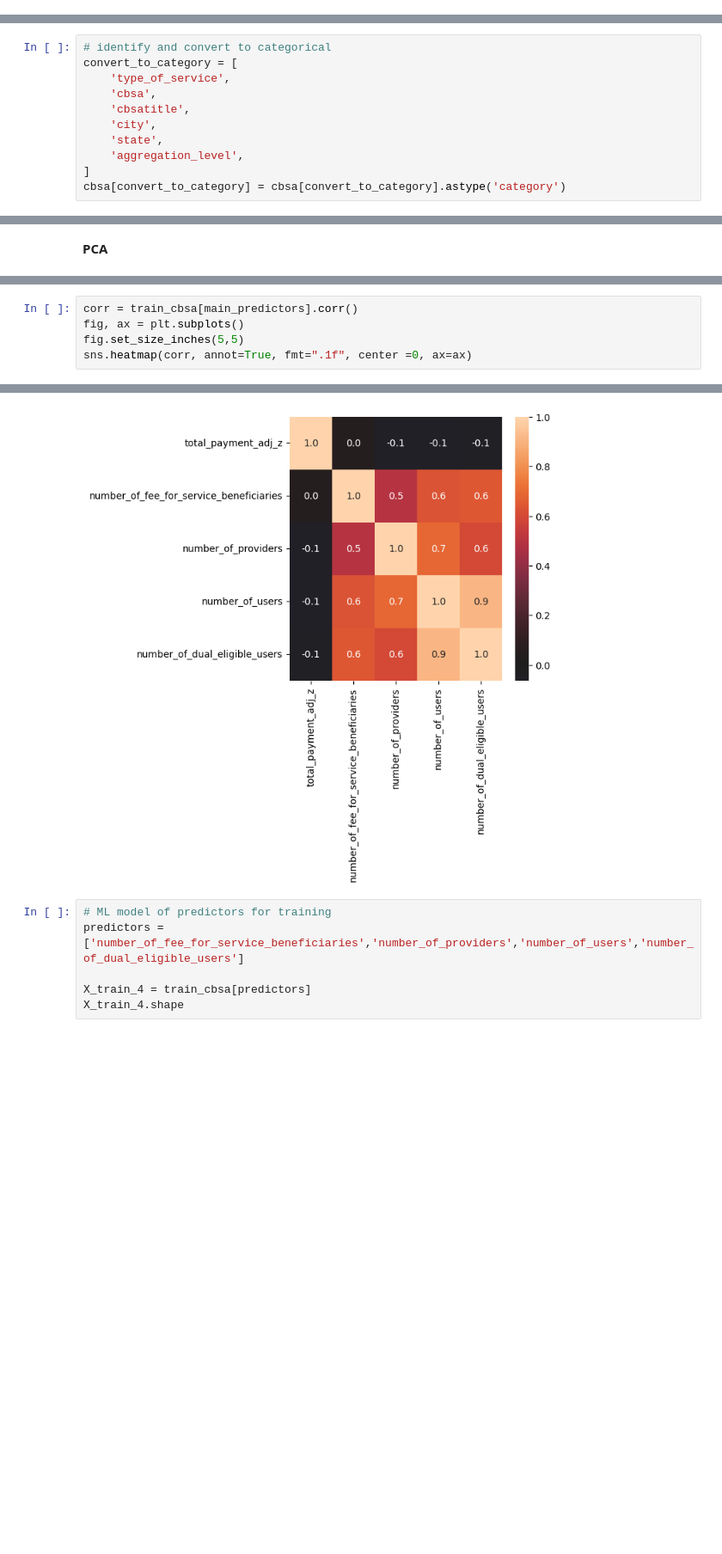
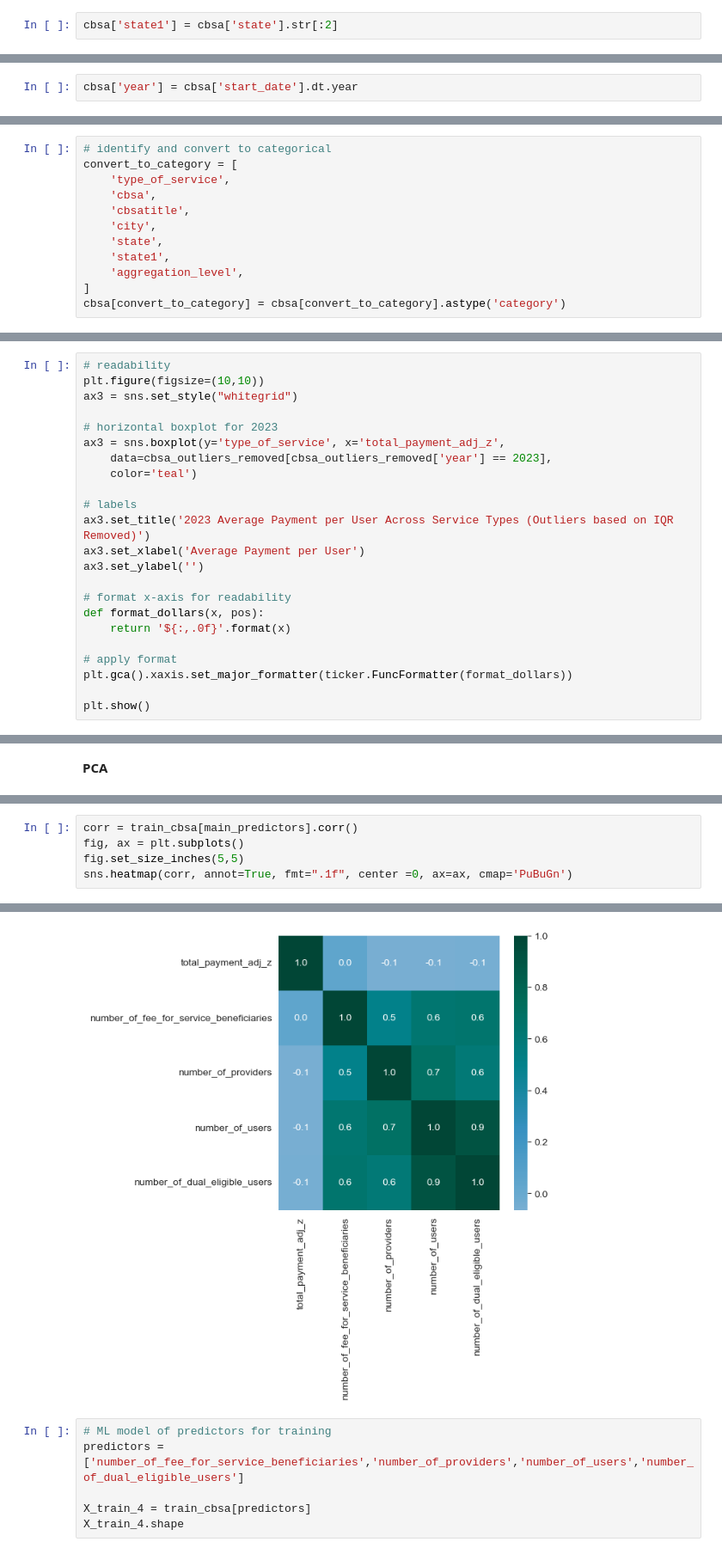
Before and after one commit to renaqd/team7-ADS502, a Jupyter notebook: team7-Final.ipynb, the cells around one changed output, grey strips where cells are left out. Shown at 86% size. Drawn from its saved outputs; the diff is of its cells as text; blank space fills up the shorter version.

```diff
--- a/team7-Final.ipynb
+++ b/team7-Final.ipynb
@@ -119,6 +131,8 @@ cbsa[['city', 'state']] = cbsa['cbsatitle'].str.split(', ', expand=True)
 cbsa.insert(0, 'state', cbsa.pop('state'))
 cbsa.insert(0, 'city', cbsa.pop('city'))
 # cbsa.drop(["cbsatitle"], axis = 1, inplace= True)
+# %%
+cbsa['state1'] = cbsa['state'].str[:2]
 # %%
 # split reference period to start and end dates
 cbsa[['start_date', 'end_date']] = cbsa['reference_period'].str.split(' to ', expand=True)
@@ -130,6 +150,8 @@ cbsa.drop(["reference_period"], axis = 1, inplace= True)
 # %%
 # convert date columns to datetime
 cbsa[['start_date', 'end_date']] = cbsa[['start_date', 'end_date']].apply(pd.to_datetime)
+# %%
+cbsa['year'] = cbsa['start_date'].dt.year
 # %%
 # convert numerical variables to integer or float
 convert_numerical = [
@@ -156,6 +178,7 @@ convert_to_category = [
     'cbsatitle',
     'city',
     'state',
+    'state1',
     'aggregation_level',
 ]
 cbsa[convert_to_category] = cbsa[convert_to_category].astype('category')
@@ -624,0 +646,23 @@ plt.show()
+# %%
+# readability
+plt.figure(figsize=(10,10))
+ax3 = sns.set_style("whitegrid")
+
+# horizontal boxplot for 2023
+ax3 = sns.boxplot(y='type_of_service', x='total_payment_adj_z',
+    data=cbsa_outliers_removed[cbsa_outliers_removed['year'] == 2023],
+    color='teal')
+
+# labels
+ax3.set_title('2023 Average Payment per User Across Service Types (Outliers based on IQR Removed)')
+ax3.set_xlabel('Average Payment per User')
+ax3.set_ylabel('')
+
+# format x-axis for readability
+def format_dollars(x, pos):
+    return '${:,.0f}'.format(x)
+
+# apply format
+plt.gca().xaxis.set_major_formatter(ticker.FuncFormatter(format_dollars))
+
+plt.show()
@@ -772,11 +818,11 @@ train_cbsa[main_predictors].corr()
 # %%
 corr = train_cbsa[main_predictors].corr()
 fig, ax = plt.subplots()
 fig.set_size_inches(5,5)
-sns.heatmap(corr, annot=True, fmt=".1f", center =0, ax=ax)
+sns.heatmap(corr, annot=True, fmt=".1f", center =0, ax=ax, cmap='PuBuGn')
 # %% [output]
 <Axes: >
-[figure, old version]
+[figure, new version]
 # %%
 # ML model of predictors for training
 predictors = ['number_of_fee_for_service_beneficiaries','number_of_providers','number_of_users','number_of_dual_eligible_users']
```
Also changed, not shown: parts of 29 cells of this notebook.
